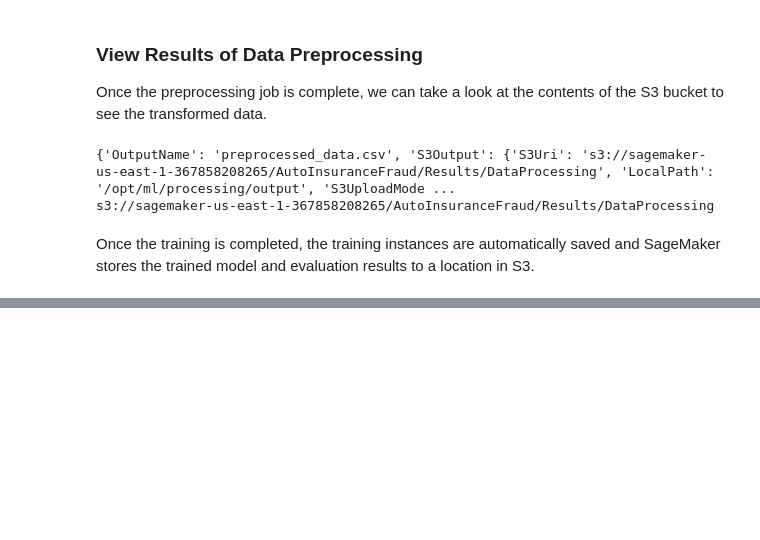
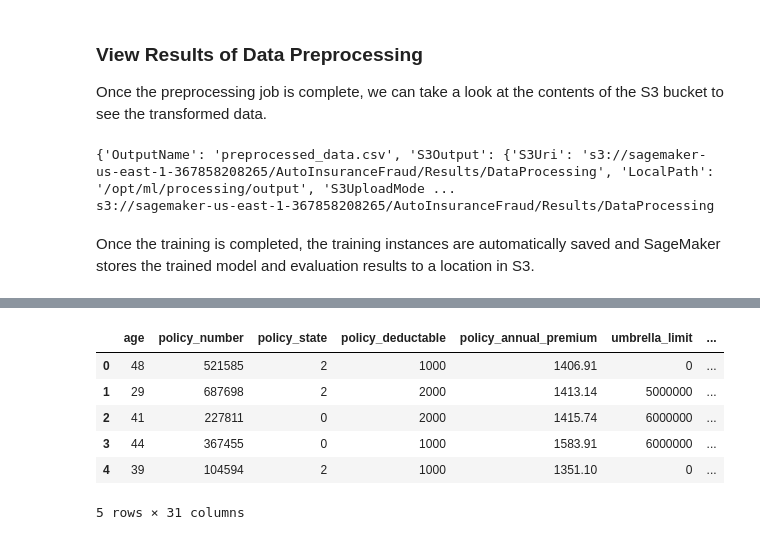
Before and after one commit to jeeri2204/AutoInsuranceFraudDetection, a Jupyter notebook: Code/AutoInsuranceFraud.ipynb, the cells around one changed output, grey strips where cells are left out. Drawn from its saved outputs; the diff is of its cells as text; code cells hidden in the pictures; blank space fills up the shorter version.

```diff
--- a/Code/AutoInsuranceFraud.ipynb
+++ b/Code/AutoInsuranceFraud.ipynb
@@ -88,0 +154,7 @@ Once the training is completed, the training instances are automatically saved a
+# %%
+import pandas as pd
+import time
+
+# read the prepared data from S3. Enter any of the Results processed file S3 location
+source = 's3://sagemaker-us-east-1-367858208265/Results/DataWrangler/output_1631272206/part-00000-d3369d58-6799-4d9f-91bd-0f0159be50b4-c000.csv'
+df = pd.read_csv(source)
@@ -88,0 +163,15 @@ Once the training is completed, the training instances are automatically saved a
+# %%
+#Add unique ID and event time for features store
+df['Fraud_ID'] = df.index + 1000
+current_time_sec = int(round(time.time()))
+df['Fraud_time'] = pd.Series([current_time_sec]*len(df), dtype="float64")
+df=df.drop(['_c0'],axis=1)
+df.head()
+# %% [output]
+|  | age | policy_number | policy_state | policy_deductable | policy_annual_premium | umbrella_limit | ... |
+| 0 | 48 | 521585 | 2 | 1000 | 1406.91 | 0 | ... |
+| 1 | 29 | 687698 | 2 | 2000 | 1413.14 | 5000000 | ... |
+| 2 | 41 | 227811 | 0 | 2000 | 1415.74 | 6000000 | ... |
+| 3 | 44 | 367455 | 0 | 1000 | 1583.91 | 6000000 | ... |
+| 4 | 39 | 104594 | 2 | 1000 | 1351.10 | 0 | ... |
+5 rows × 31 columns
```
Also changed, not shown: parts of 41 cells of this notebook, 1 other file.
